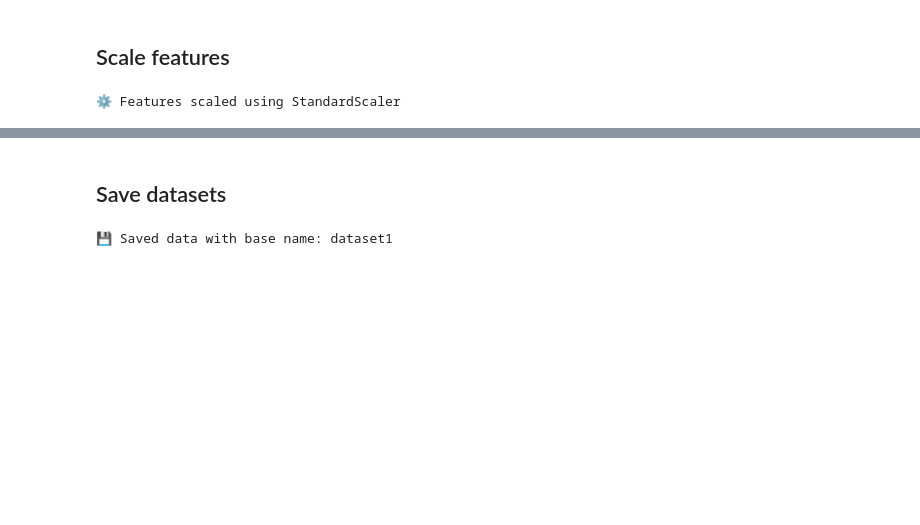
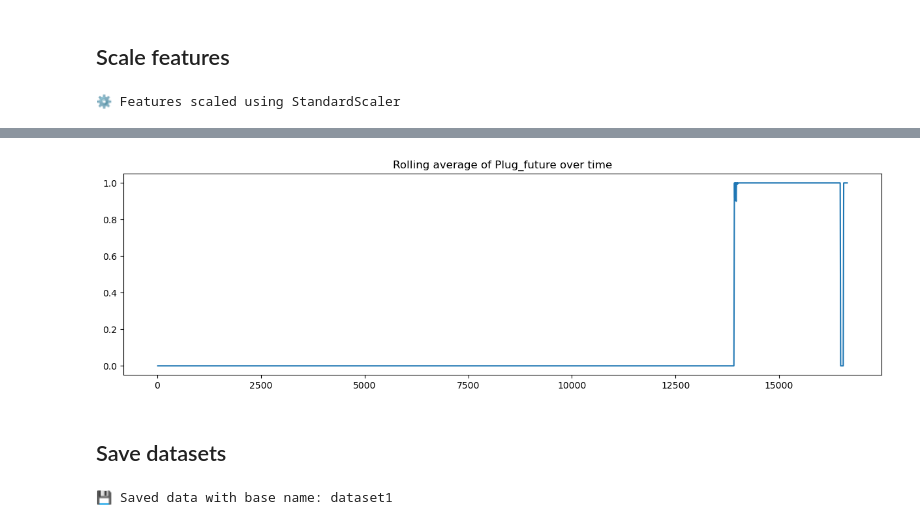
Before and after one commit to KaroGil/master_plug_prediction, a Jupyter notebook: notebooks/data_exploration.ipynb, the cells around one changed output, grey strips where cells are left out. Cells and saved outputs as stored; diff of their text form; code cells hidden in the pictures; blank space fills up the shorter version.

```diff
--- a/notebooks/data_exploration.ipynb
+++ b/notebooks/data_exploration.ipynb
@@ -309,6 +309,15 @@ X_train.tail(3)
 
 # plt.tight_layout()
 # plt.show()
+# %%
+import matplotlib.pyplot as plt
+
+plt.figure(figsize=(15,4))
+plt.plot(df_data1['Plug_future'].rolling(200).mean())
+plt.title("Rolling average of Plug_future over time")
+plt.show()
+# %% [output]
+[figure, added]
 # %% [markdown]
 ## Save datasets
 # %%
```
Also changed, not shown: parts of 7 cells of this notebook, 11 other files.
